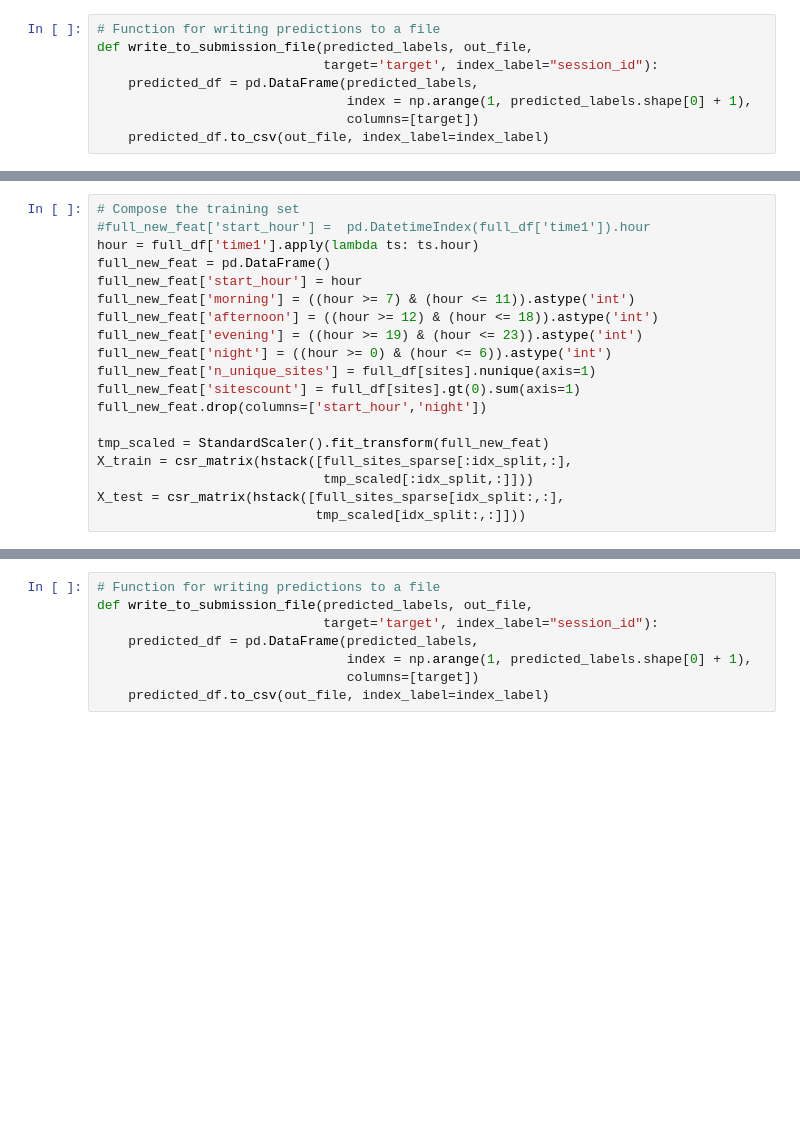
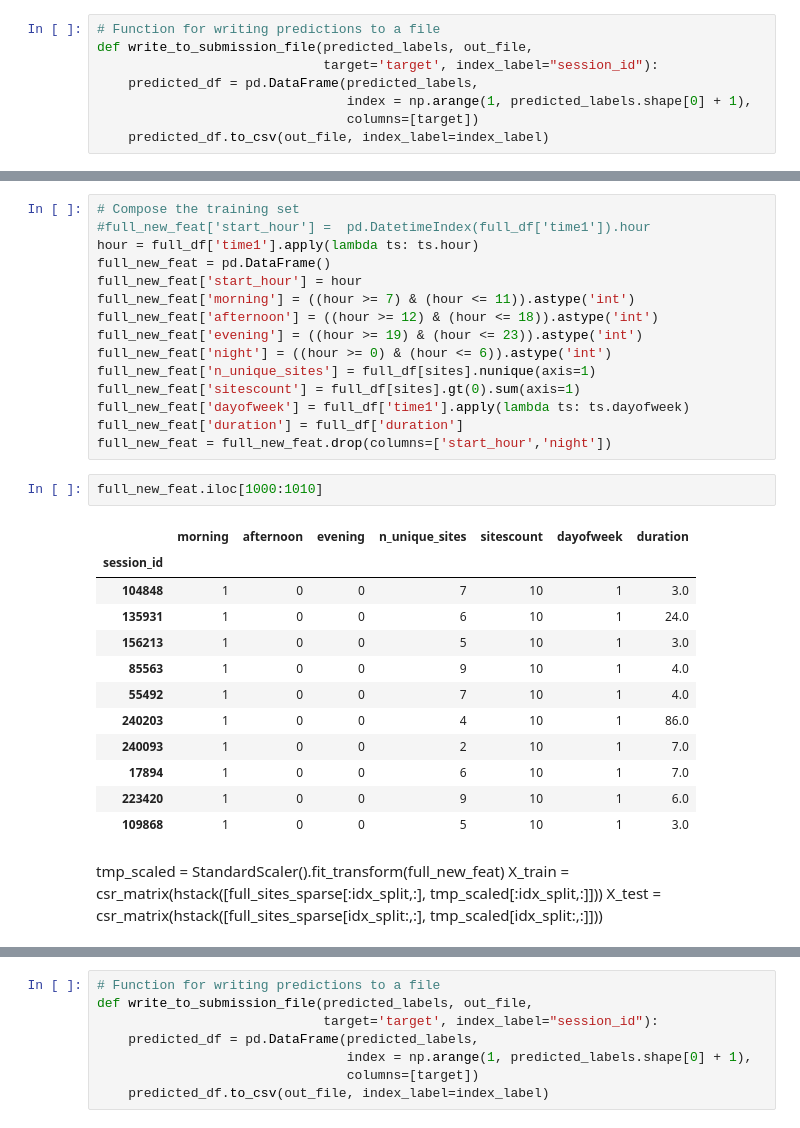
Before and after one commit to sitask/Spring2019_mlcourse.ai, a Jupyter notebook: alice_freeride.ipynb, the cells around one changed output, grey strips where cells are left out. Drawn from its saved outputs; the diff is of its cells as text; blank space fills up the shorter version.

```diff
--- a/alice_freeride.ipynb
+++ b/alice_freeride.ipynb
@@ -336,13 +336,30 @@ full_new_feat['evening'] = ((hour >= 19) & (hour <= 23)).astype('int')
 full_new_feat['night'] = ((hour >= 0) & (hour <= 6)).astype('int')
 full_new_feat['n_unique_sites'] = full_df[sites].nunique(axis=1)
 full_new_feat['sitescount'] = full_df[sites].gt(0).sum(axis=1)
-full_new_feat.drop(columns=['start_hour','night'])
-
-tmp_scaled = StandardScaler().fit_transform(full_new_feat)
-X_train = csr_matrix(hstack([full_sites_sparse[:idx_split,:],
-                             tmp_scaled[:idx_split,:]]))
-X_test = csr_matrix(hstack([full_sites_sparse[idx_split:,:],
-                            tmp_scaled[idx_split:,:]]))
+full_new_feat['dayofweek'] = full_df['time1'].apply(lambda ts: ts.dayofweek)
+full_new_feat['duration'] = full_df['duration']
+full_new_feat = full_new_feat.drop(columns=['start_hour','night'])
+# %%
+full_new_feat.iloc[1000:1010]
+# %% [output]
+|  | morning | afternoon | evening | n_unique_sites | sitescount | dayofweek | duration |
+| session_id |  |  |  |  |  |  |  |
+| 104848 | 1 | 0 | 0 | 7 | 10 | 1 | 3.0 |
+| 135931 | 1 | 0 | 0 | 6 | 10 | 1 | 24.0 |
+| 156213 | 1 | 0 | 0 | 5 | 10 | 1 | 3.0 |
+| 85563 | 1 | 0 | 0 | 9 | 10 | 1 | 4.0 |
+| 55492 | 1 | 0 | 0 | 7 | 10 | 1 | 4.0 |
+| 240203 | 1 | 0 | 0 | 4 | 10 | 1 | 86.0 |
+| 240093 | 1 | 0 | 0 | 2 | 10 | 1 | 7.0 |
+| 17894 | 1 | 0 | 0 | 6 | 10 | 1 | 7.0 |
+| 223420 | 1 | 0 | 0 | 9 | 10 | 1 | 6.0 |
+| 109868 | 1 | 0 | 0 | 5 | 10 | 1 | 3.0 |
+# %% [markdown]
+tmp_scaled = StandardScaler().fit_transform(full_new_feat)
+X_train = csr_matrix(hstack([full_sites_sparse[:idx_split,:],
+                             tmp_scaled[:idx_split,:]]))
+X_test = csr_matrix(hstack([full_sites_sparse[idx_split:,:],
+                            tmp_scaled[idx_split:,:]]))
 # %%
 X_train.shape, X_test.shape
 # %% [output]
```
Also changed, not shown: parts of 28 cells of this notebook.
